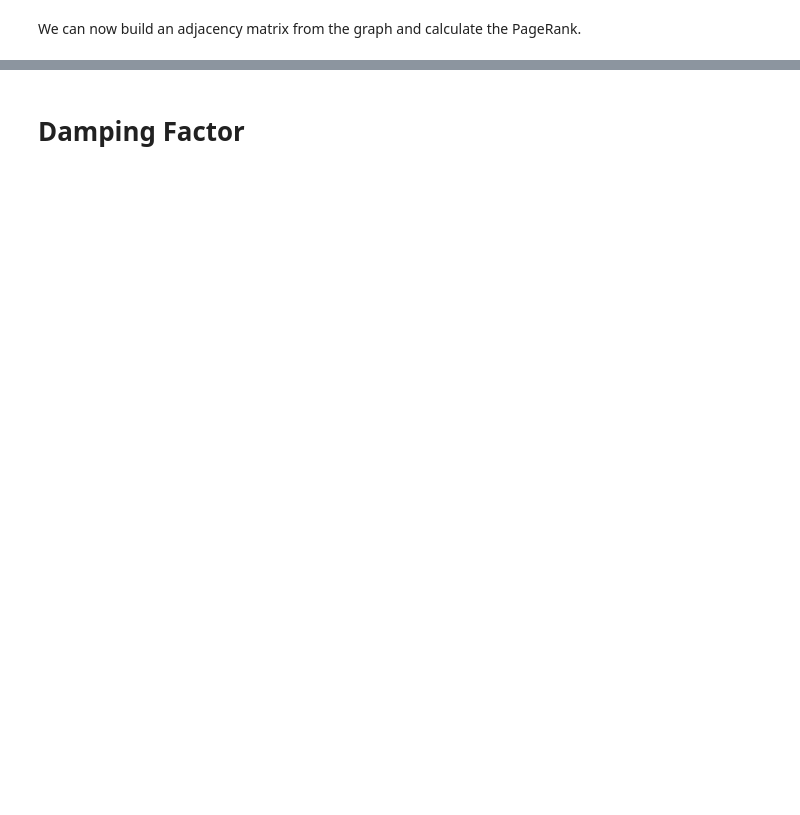
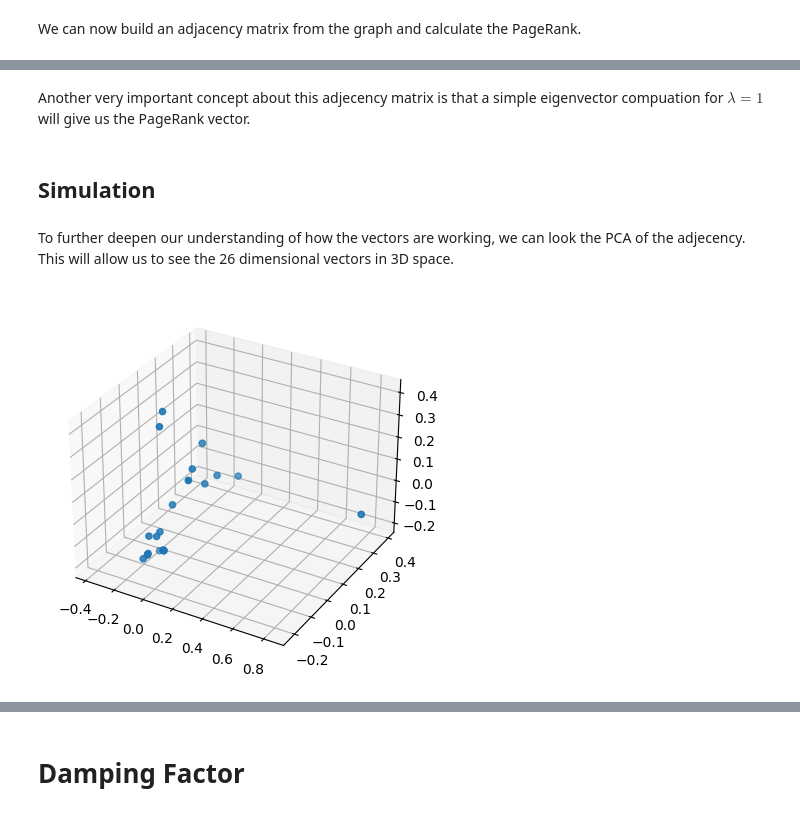
Before and after one commit to velocitatem/modeling_search_engines, a Jupyter notebook: engine.ipynb, the cells around one changed output, grey strips where cells are left out. Saved outputs shown, nothing was run; the diff lists cells and outputs as text; code cells hidden in the pictures; blank space fills up the shorter version.

```diff
--- a/engine.ipynb
+++ b/engine.ipynb
@@ -73,0 +23,2 @@ INFO:root:Visiting http://ie.edu/contact/
+# %%
+root = "https://www.ie.edu/"
@@ -160,12 +253,7 @@ plt.show()
 # %% [markdown]
 We can now build an adjacency matrix from the graph and calculate the PageRank.
 # %%
-adjacency = nx.to_numpy_array(G)
-# turn ot ints
-adjacency = adjacency.astype(int)
-# show latex
-from IPython import display
-# get Math and Latex
-from IPython.display import Math, Latex
-latex = pd.DataFrame(adjacency).style.to_latex()
-# todo
+adjacency = nx.to_numpy_array(G).astype('int')
+pd.DataFrame(adjacency).to_latex("adjacency.tex")
+# make diagonal 0s
+adjacency
@@ -175,6 +280,6 @@ assuming we start at a random page, we can calculate the PageRank for 5th click.
 # %%
-# forgot to normalize the adjacency matrix
-norm_adjacency = adjacency / adjacency.sum(axis=0)
+# forgot to normalize the adjacency matrix to prov (each col sums to 1)
+norm_adjacency = adjacency / np.sum(adjacency, axis=1)[:, None]
 norm_adjacency = np.nan_to_num(norm_adjacency)
 norm_adjacency
 # %% [output]
@@ -226,0 +329,4 @@ This plot shows the flow of the PageRank algorithm through the pages of the webs
+# %% [markdown]
+Another very important concept about this adjecency matrix is that a simple eigenvector compuation for $\lambda = 1$ will give us the PageRank vector.
+# %% [markdown]
+## Simulation
@@ -226,0 +336,15 @@ This plot shows the flow of the PageRank algorithm through the pages of the webs
+# %% [markdown]
+To further deepen our understanding of how the vectors are working, we can look the PCA of the adjecency. This will allow us to see the 26 dimensional vectors in 3D space.
+# %%
+# lets visualize with PCA
+from sklearn.decomposition import PCA
+pca = PCA(n_components=3)
+pca.fit(norm_adjacency)
+pca_adjacency = pca.transform(norm_adjacency)
+# 3d plot
+fig = plt.figure()
+ax = fig.add_subplot(111, projection='3d')
+ax.scatter(pca_adjacency[:, 0], pca_adjacency[:, 1], pca_adjacency[:, 2])
+plt.show()
+# %% [output]
+[figure, added]
```
Also changed, not shown: parts of 38 cells of this notebook.
